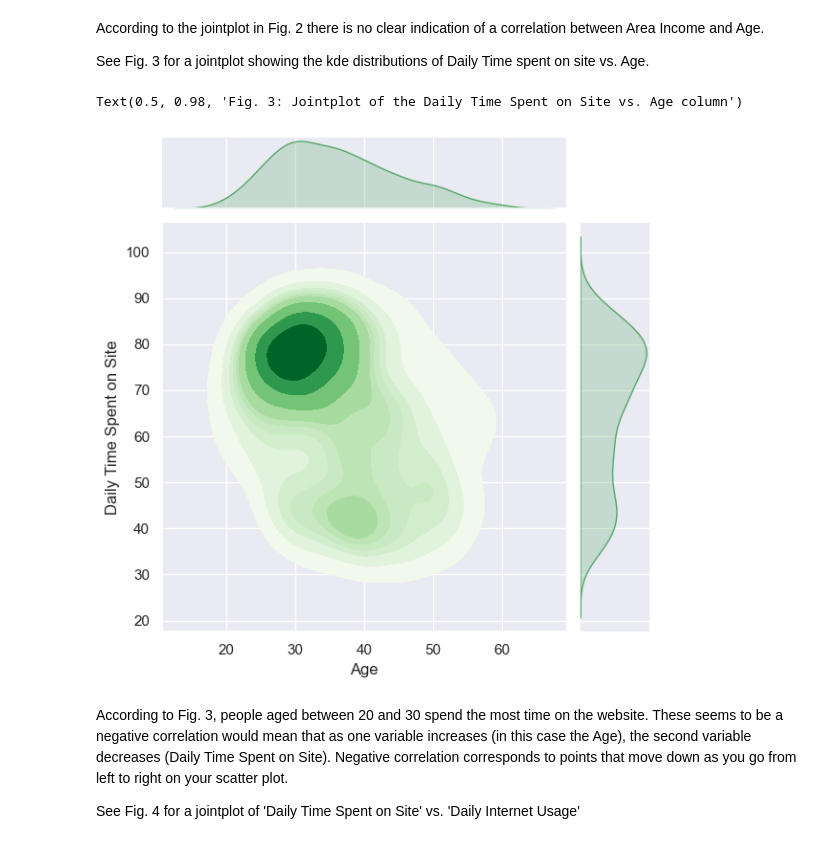
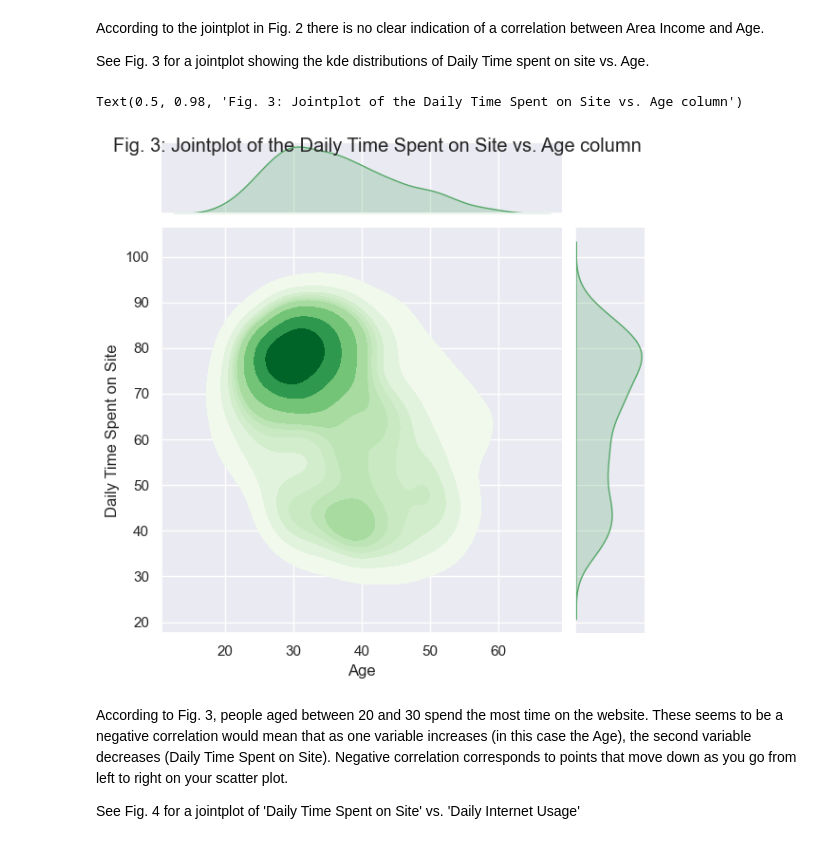
Before and after one commit to lostconnectionhere/machinelearning, a Jupyter notebook: logistic_regression/advertising_logisticRegression.ipynb, the cells around one changed output. Drawn from its saved outputs; the diff is of its cells as text; code cells hidden in the pictures.

```diff
--- a/logistic_regression/advertising_logisticRegression.ipynb
+++ b/logistic_regression/advertising_logisticRegression.ipynb
@@ -81,11 +81,11 @@ According to the jointplot in Fig. 2 there is no clear indication of a correlati
 
 See Fig. 3 for a jointplot showing the kde distributions of Daily Time spent on site vs. Age.
 # %%
-sns.jointplot(data=df, x="Age", y="Daily Time Spent on Site", kind="kde",cmap="Greens", color='g', fill=True)
-p.fig.suptitle('Fig. 3: Jointplot of the Daily Time Spent on Site vs. Age column')
+q = sns.jointplot(data=df, x="Age", y="Daily Time Spent on Site", kind="kde",cmap="Greens", color='g', fill=True)
+q.fig.suptitle('Fig. 3: Jointplot of the Daily Time Spent on Site vs. Age column')
 # %% [output]
 Text(0.5, 0.98, 'Fig. 3: Jointplot of the Daily Time Spent on Site vs. Age column')
-[figure, old version]
+[figure, new version]
 # %% [markdown]
 According to Fig. 3, people aged between 20 and 30 spend the most time on the website. These seems to be a
 negative correlation would mean that as one variable increases (in this case the Age), the second variable decreases (Daily Time Spent on Site). Negative correlation corresponds to points that move down as you go from left to right on your scatter plot.
```
Also changed, not shown: parts of 13 cells of this notebook.
